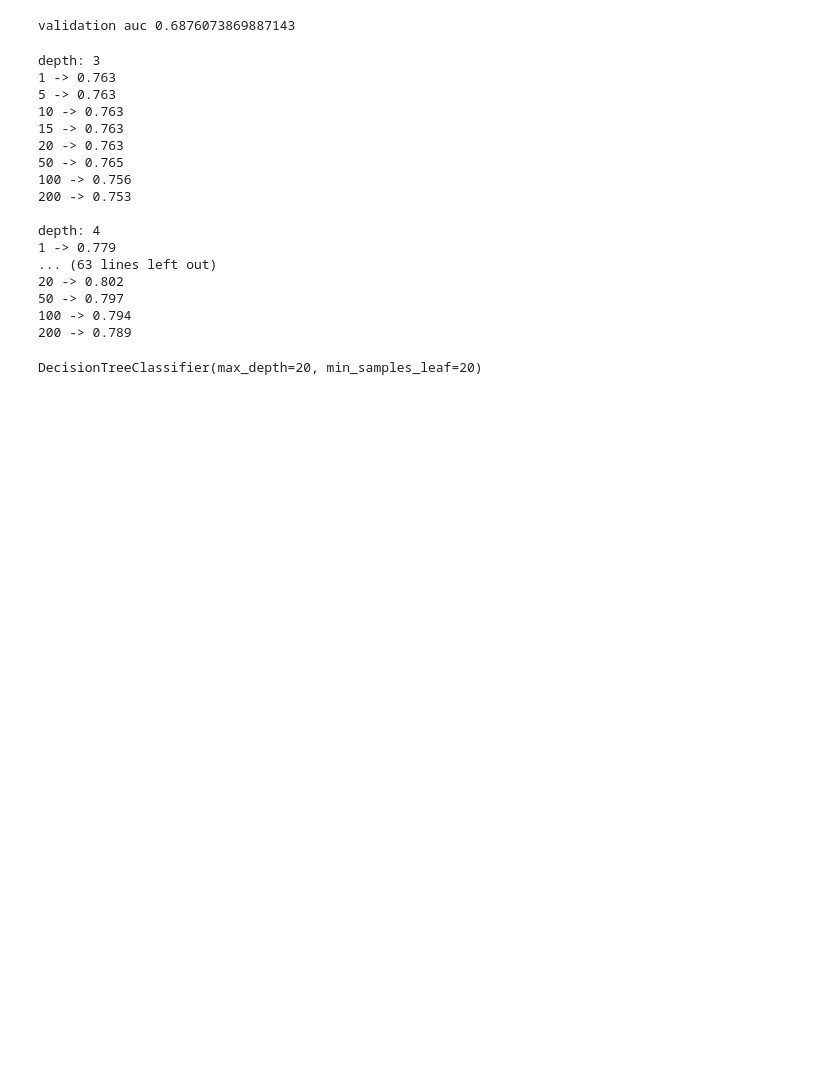
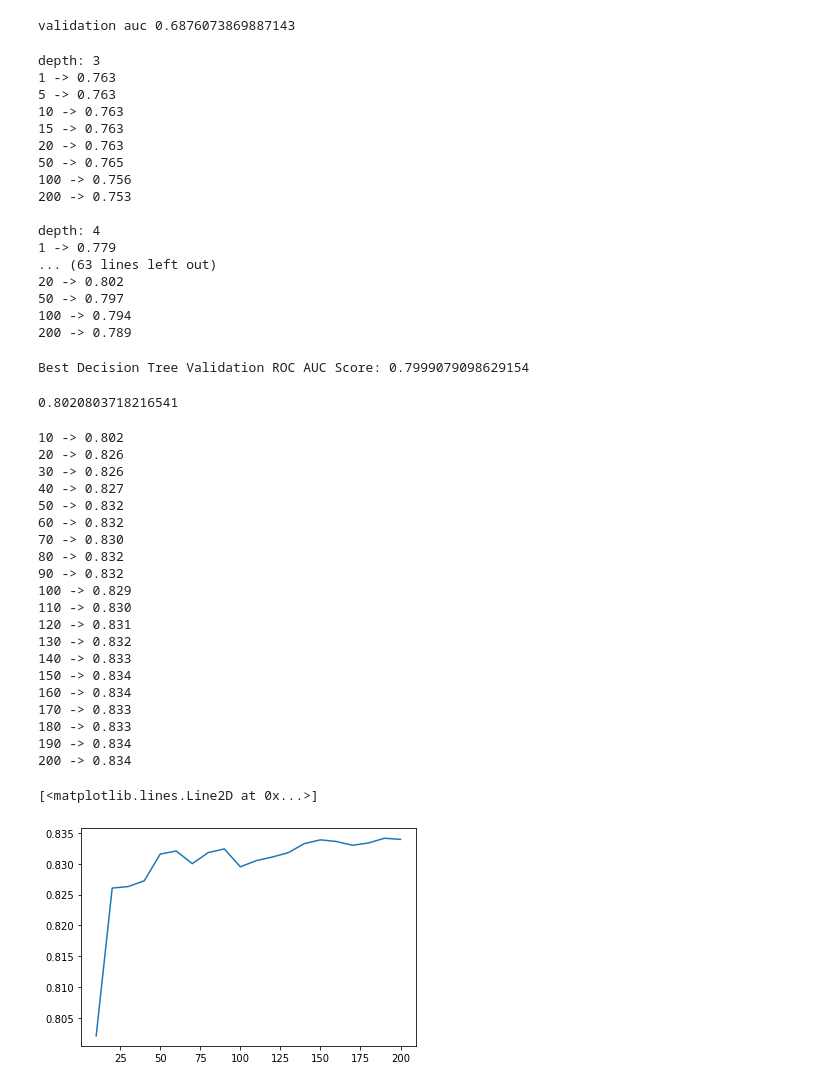
Before and after one commit to kchatr/EnsembleLearningCreditRiskScoring, a Jupyter notebook: CreditScoring.ipynb, the cells around one changed output. Saved outputs shown, nothing was run; the diff lists cells and outputs as text; code cells hidden in the pictures; blank space fills up the shorter version.

Commit message:
Implemented Ensemble Learning Through Random Forest

```diff
--- a/CreditScoring.ipynb
+++ b/CreditScoring.ipynb
@@ -254,5 +254,68 @@ depth: 4
 final_dt = tuned_dt
 
 final_dt.fit(X_train, y_train)
+
+final_y_pred = final_dt.predict_proba(X_val)[:, 1]
+auc = roc_auc_score(y_val, final_y_pred)
+
+print(f"Best Decision Tree Validation ROC AUC Score: {auc}")
 # %% [output]
-DecisionTreeClassifier(max_depth=20, min_samples_leaf=20)
+Best Decision Tree Validation ROC AUC Score: 0.7999079098629154
+# %%
+# Create and Train a Random Forest Classifier
+rf = RandomForestClassifier(n_estimators=10, random_state=3)
+rf.fit(X_train, y_train)
+
+y_pred = rf.predict_proba(X_val)[:, 1]
+roc_auc_score(y_val, y_pred)
+# %% [output]
+0.8020803718216541
+# %%
+# Determine Optimal Ensemble
+
+best_n_esimtators = 0
+best_roc_auc_score = 0
+aucs = []
+
+for i in range(10, 201, 10):
+    rf = RandomForestClassifier(n_estimators=i, random_state=3)
+    rf.fit(X_train, y_train)
+
+    y_pred = rf.predict_proba(X_val)[:, 1]
+    auc = roc_auc_score(y_val, y_pred)
+
+    if auc > best_roc_auc_score:
+        best_n_esimtators = i
+        best_roc_auc_score = auc
+
+    print('%s -> %.3f' % (i, auc))
+
+    aucs.append(auc)
+
+tuned_rf = RandomForestClassifier(n_estimators=best_n_esimtators, random_state=3)
+
+# Plot Result of Varying Estimators
+plt.plot(range(10, 201, 10), aucs)
+# %% [output]
+10 -> 0.802
+20 -> 0.826
+30 -> 0.826
+40 -> 0.827
+50 -> 0.832
+60 -> 0.832
+70 -> 0.830
+80 -> 0.832
+90 -> 0.832
+100 -> 0.829
+110 -> 0.830
+120 -> 0.831
+130 -> 0.832
+140 -> 0.833
+150 -> 0.834
+160 -> 0.834
+170 -> 0.833
+180 -> 0.833
+190 -> 0.834
+200 -> 0.834
+[<matplotlib.lines.Line2D at 0x...>]
+[figure, added]
```
